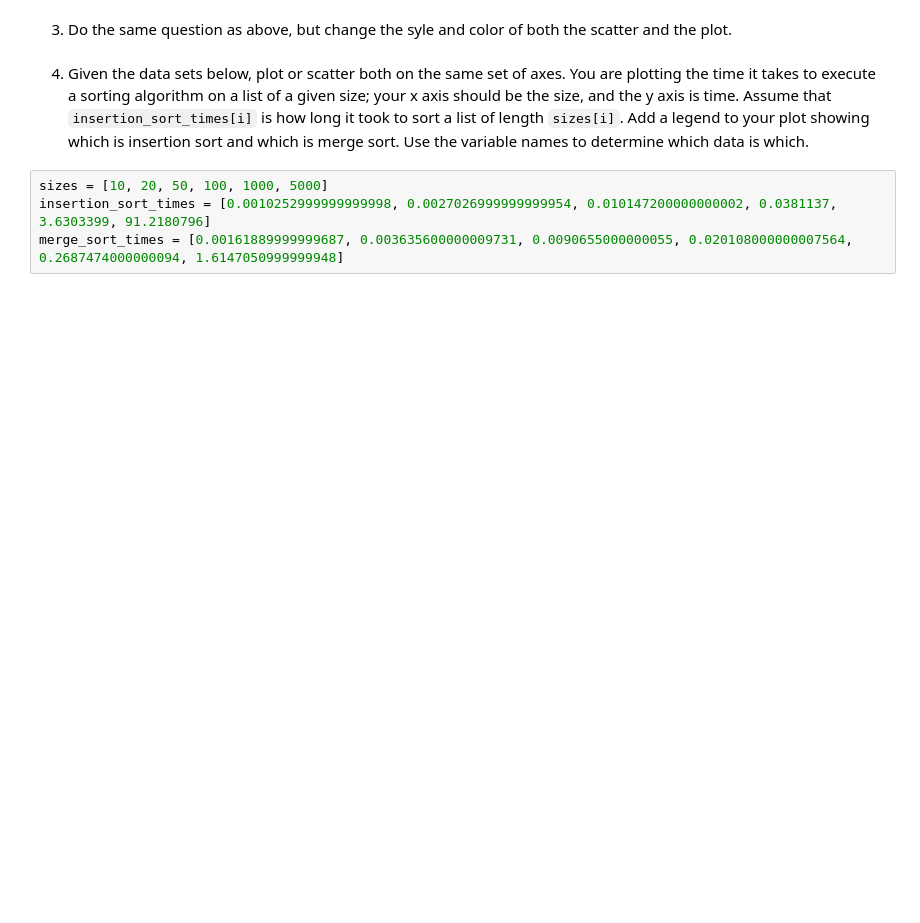
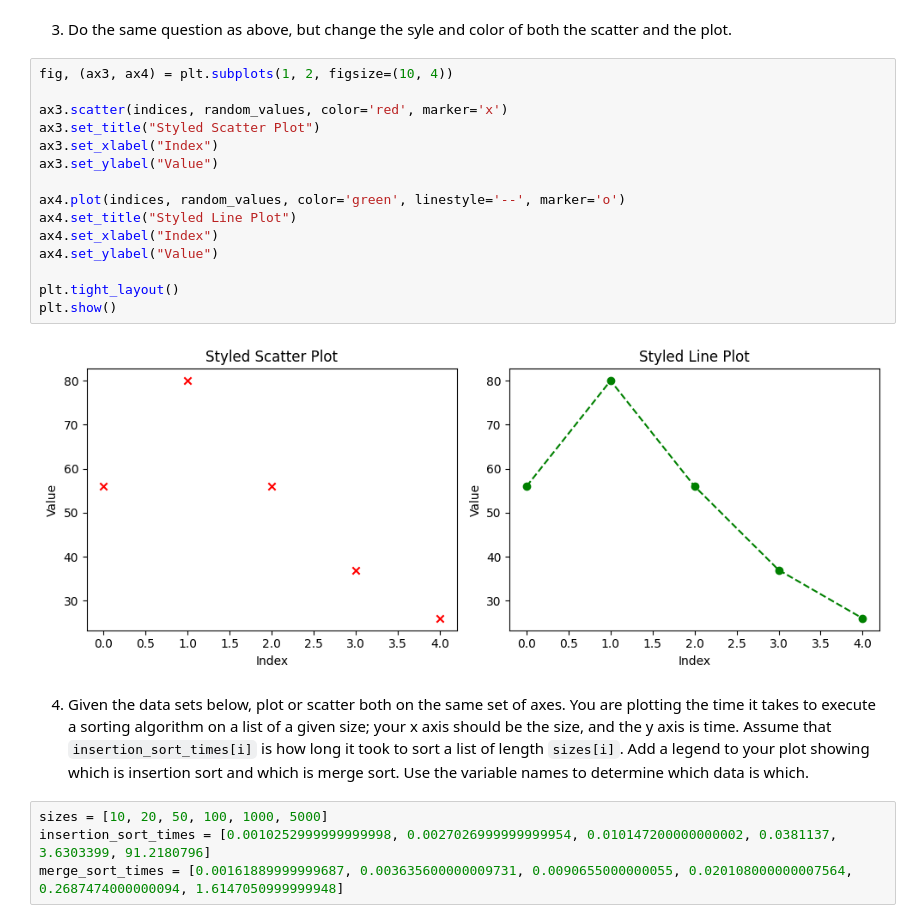
Before and after one commit to HuzaifaUCMO/pyplot, a Jupyter notebook: pyplot.ipynb, the cells around one changed output. Saved outputs shown, nothing was run; the diff lists cells and outputs as text; blank space fills up the shorter version.

Commit message:
Completed Question 3: Styled Scatter and Line Plot

```diff
--- a/pyplot.ipynb
+++ b/pyplot.ipynb
@@ -74,5 +74,22 @@ plt.show()
 # %% [markdown]
 3. Do the same question as above, but change the syle and color of both the scatter and the plot.
+# %%
+fig, (ax3, ax4) = plt.subplots(1, 2, figsize=(10, 4))
+
+ax3.scatter(indices, random_values, color='red', marker='x')
+ax3.set_title("Styled Scatter Plot")
+ax3.set_xlabel("Index")
+ax3.set_ylabel("Value")
+
+ax4.plot(indices, random_values, color='green', linestyle='--', marker='o')
+ax4.set_title("Styled Line Plot")
+ax4.set_xlabel("Index")
+ax4.set_ylabel("Value")
+
+plt.tight_layout()
+plt.show()
+# %% [output]
+[figure, added]
 # %% [markdown]
 4. Given the data sets below, plot or scatter both on the same set of axes.  You are plotting the time it takes to execute a sorting algorithm on a list of a given size; your x axis should be the size, and the y axis is time.  Assume that `insertion_sort_times[i]` is how long it took to sort a list of length `sizes[i]`.  Add a legend to your plot showing which is insertion sort and which is merge sort.  Use the variable names to determine which data is which.
 # %%
```
Also changed, not shown: parts of 1 cell of this notebook.
